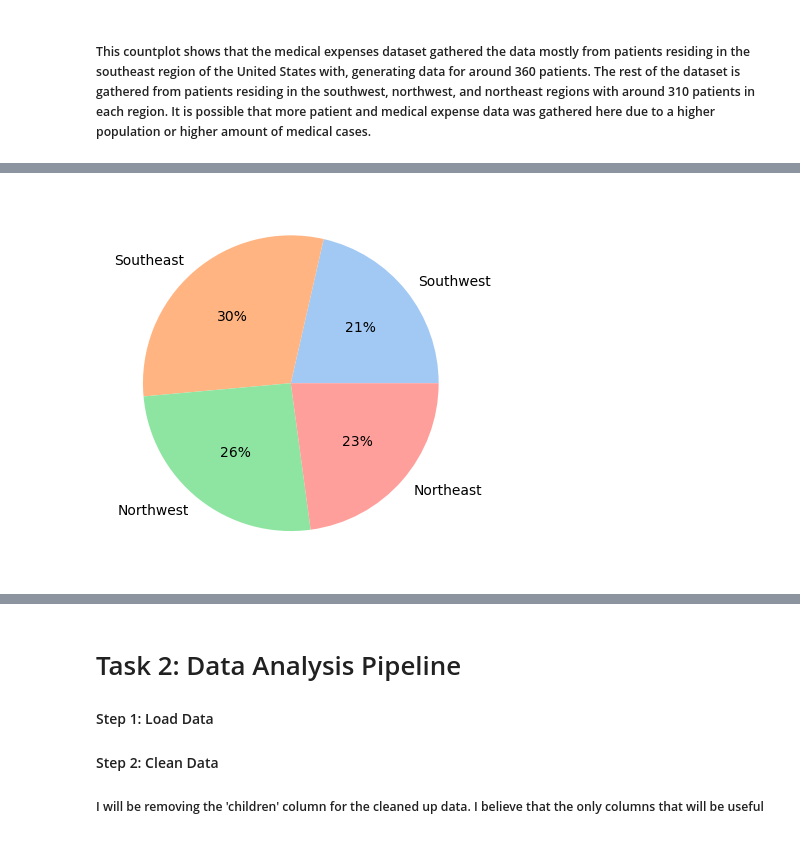
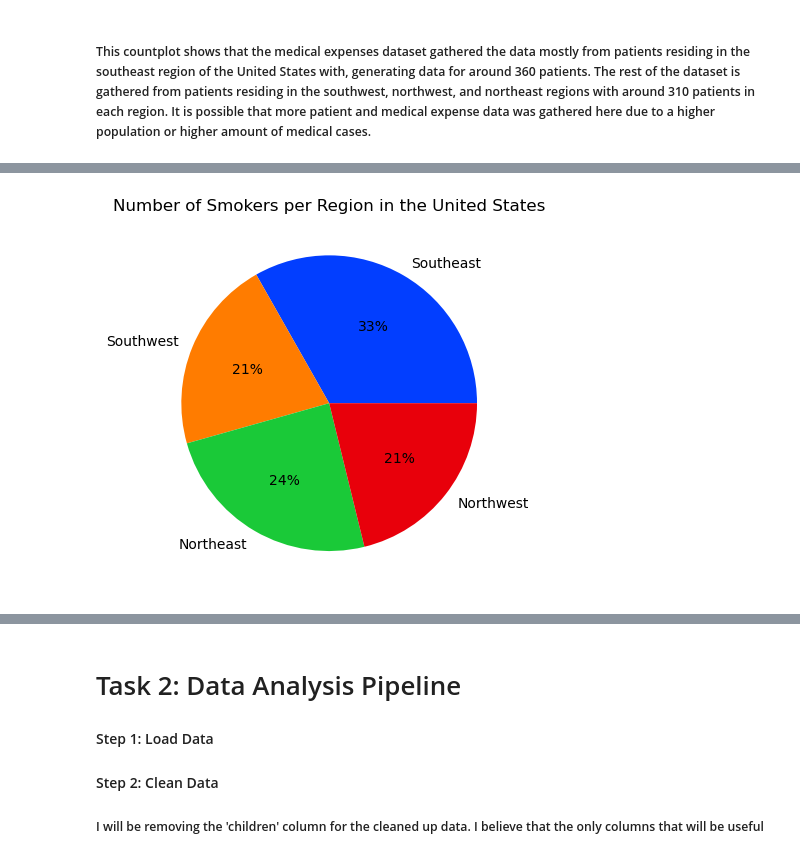
Before and after one commit to ubco-W2022T1-cosc301/project-group44, a Jupyter notebook: notebooks/analysis1.ipynb, the cells around one changed output, grey strips where cells are left out. Saved outputs shown, nothing was run; the diff lists cells and outputs as text; code cells hidden in the pictures.

```diff
--- a/notebooks/analysis1.ipynb
+++ b/notebooks/analysis1.ipynb
@@ -92,12 +135,10 @@ Text(0.5, 1.0, 'Number of medical patients from 4 different regions in the Unite
 # %%
-data = [30, 42, 36, 32]
-
-labels = ['Southwest', 'Southeast', 'Northwest', 'Northeast']
-
-colors = sns.color_palette('pastel')[0:7]
-
+data_raw.value_counts(["smoker", "region"])
+data = [91,58,67,58]
+labels = ['Southeast', 'Southwest', 'Northeast', 'Northwest']
+colors = sns.color_palette('bright')[0:5]
 plt.pie(data, labels = labels, colors = colors, autopct='%.0f%%')
-
+plt.title("Number of Smokers per Region in the United States")
 plt.show()
 # %% [output]
-[figure, old version]
+[figure, new version]
```
Also changed, not shown: parts of 24 cells of this notebook.
